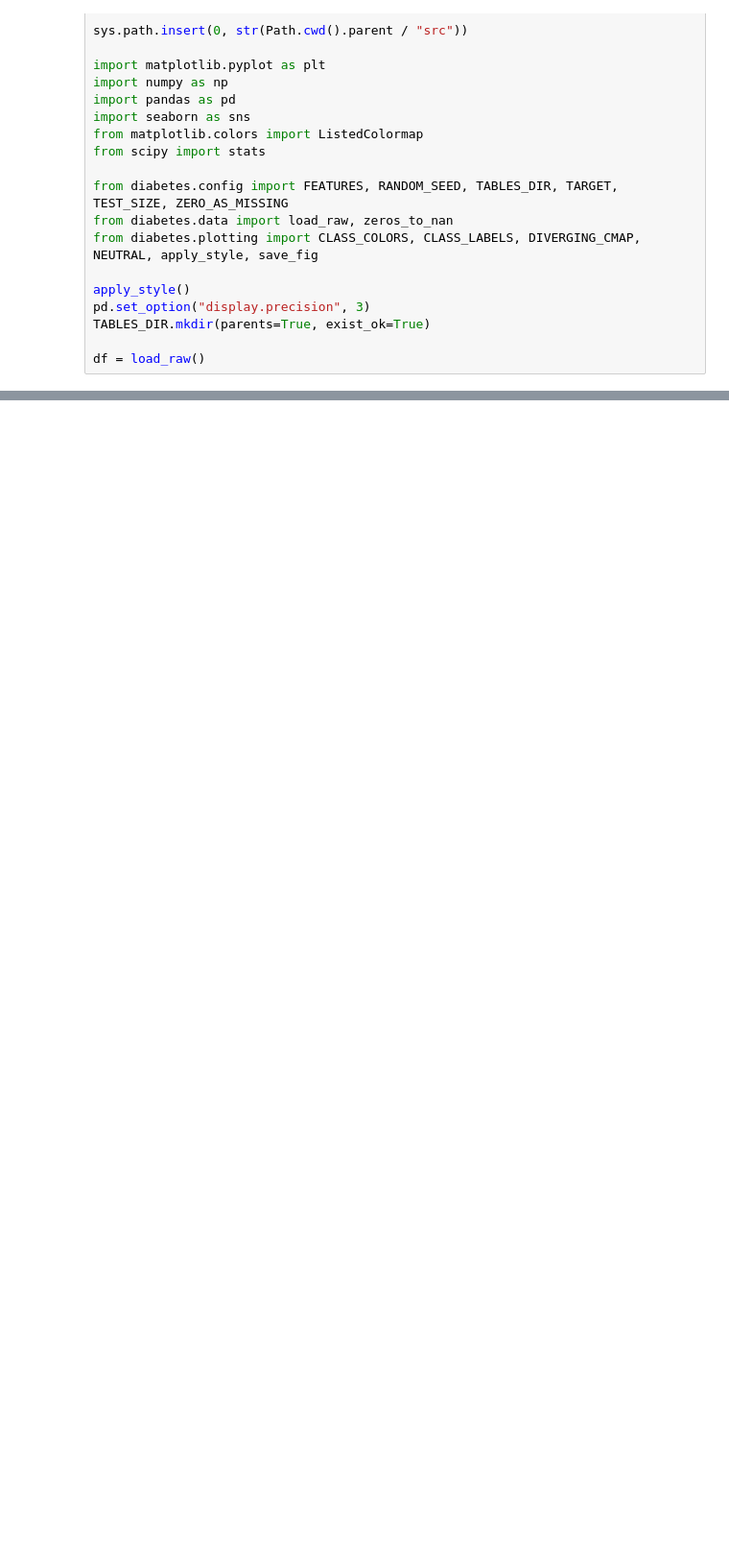
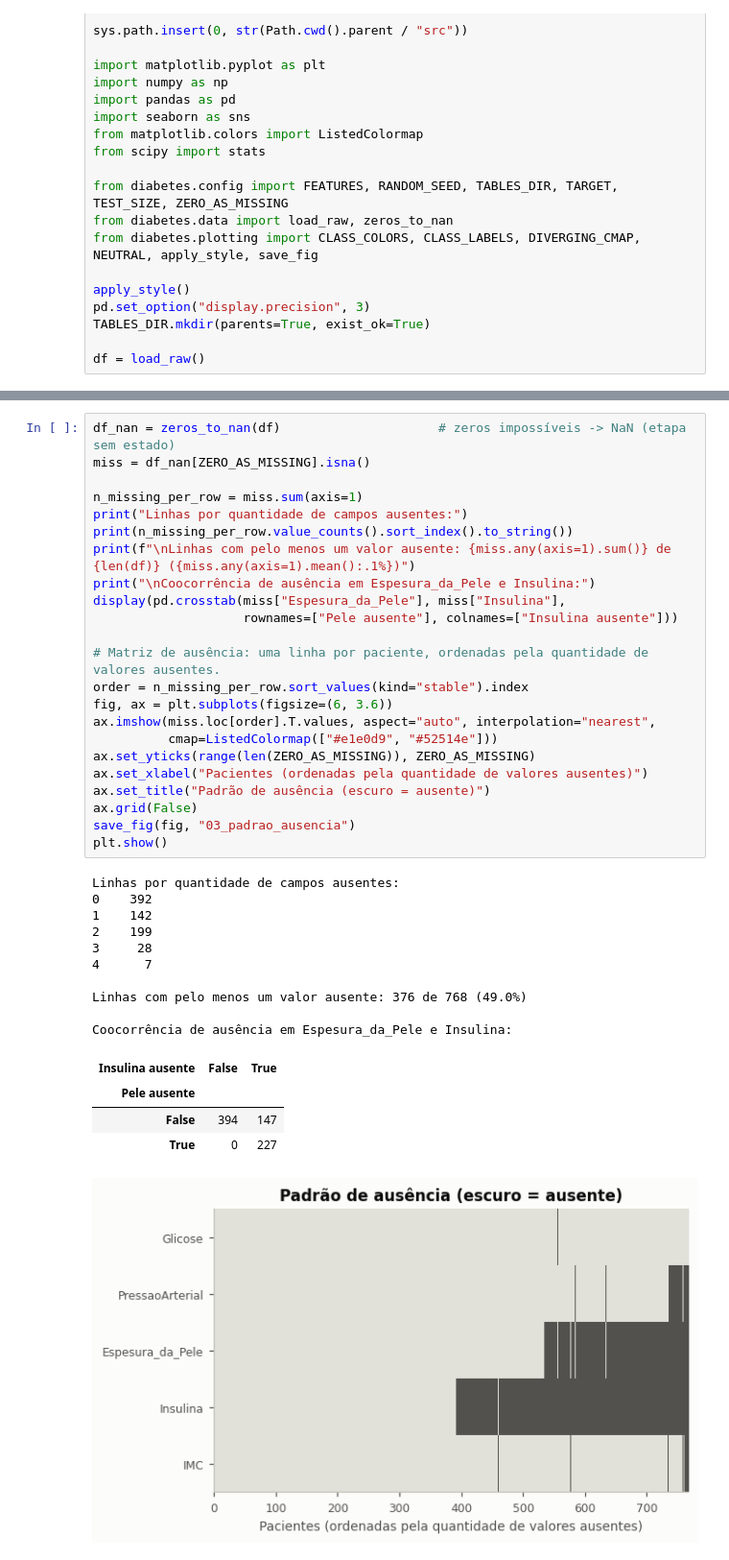
Before and after one commit to lucasdrandrade/diabete-ml-classifier, a Jupyter notebook: notebooks/01_eda.ipynb, the cells around one changed output, grey strips where cells are left out. Shown at 96% size. Drawn from its saved outputs; the diff is of its cells as text; blank space fills up the shorter version.

```diff
--- a/notebooks/01_eda.ipynb
+++ b/notebooks/01_eda.ipynb
@@ -618,0 +188,39 @@ view.set_index(["model", "strategy"]).sort_index(level=0, sort_remaining=False)
+# %%
+df_nan = zeros_to_nan(df)                     # zeros impossíveis -> NaN (etapa sem estado)
+miss = df_nan[ZERO_AS_MISSING].isna()
+
+n_missing_per_row = miss.sum(axis=1)
+print("Linhas por quantidade de campos ausentes:")
+print(n_missing_per_row.value_counts().sort_index().to_string())
+print(f"\nLinhas com pelo menos um valor ausente: {miss.any(axis=1).sum()} de {len(df)} ({miss.any(axis=1).mean():.1%})")
+print("\nCoocorrência de ausência em Espesura_da_Pele e Insulina:")
+display(pd.crosstab(miss["Espesura_da_Pele"], miss["Insulina"],
+                    rownames=["Pele ausente"], colnames=["Insulina ausente"]))
+
+# Matriz de ausência: uma linha por paciente, ordenadas pela quantidade de valores ausentes.
+order = n_missing_per_row.sort_values(kind="stable").index
+fig, ax = plt.subplots(figsize=(6, 3.6))
+ax.imshow(miss.loc[order].T.values, aspect="auto", interpolation="nearest",
+          cmap=ListedColormap(["#e1e0d9", "#52514e"]))
+ax.set_yticks(range(len(ZERO_AS_MISSING)), ZERO_AS_MISSING)
+ax.set_xlabel("Pacientes (ordenadas pela quantidade de valores ausentes)")
+ax.set_title("Padrão de ausência (escuro = ausente)")
+ax.grid(False)
+save_fig(fig, "03_padrao_ausencia")
+plt.show()
+# %% [output]
+Linhas por quantidade de campos ausentes:
+0    392
+1    142
+2    199
+3     28
+4      7
+
+Linhas com pelo menos um valor ausente: 376 de 768 (49.0%)
+
+Coocorrência de ausência em Espesura_da_Pele e Insulina:
+| Insulina ausente | False | True |
+| Pele ausente |  |  |
+| False | 394 | 147 |
+| True | 0 | 227 |
+[figure, added]
```
Also changed, not shown: parts of 75 cells of this notebook, 29 other files.
